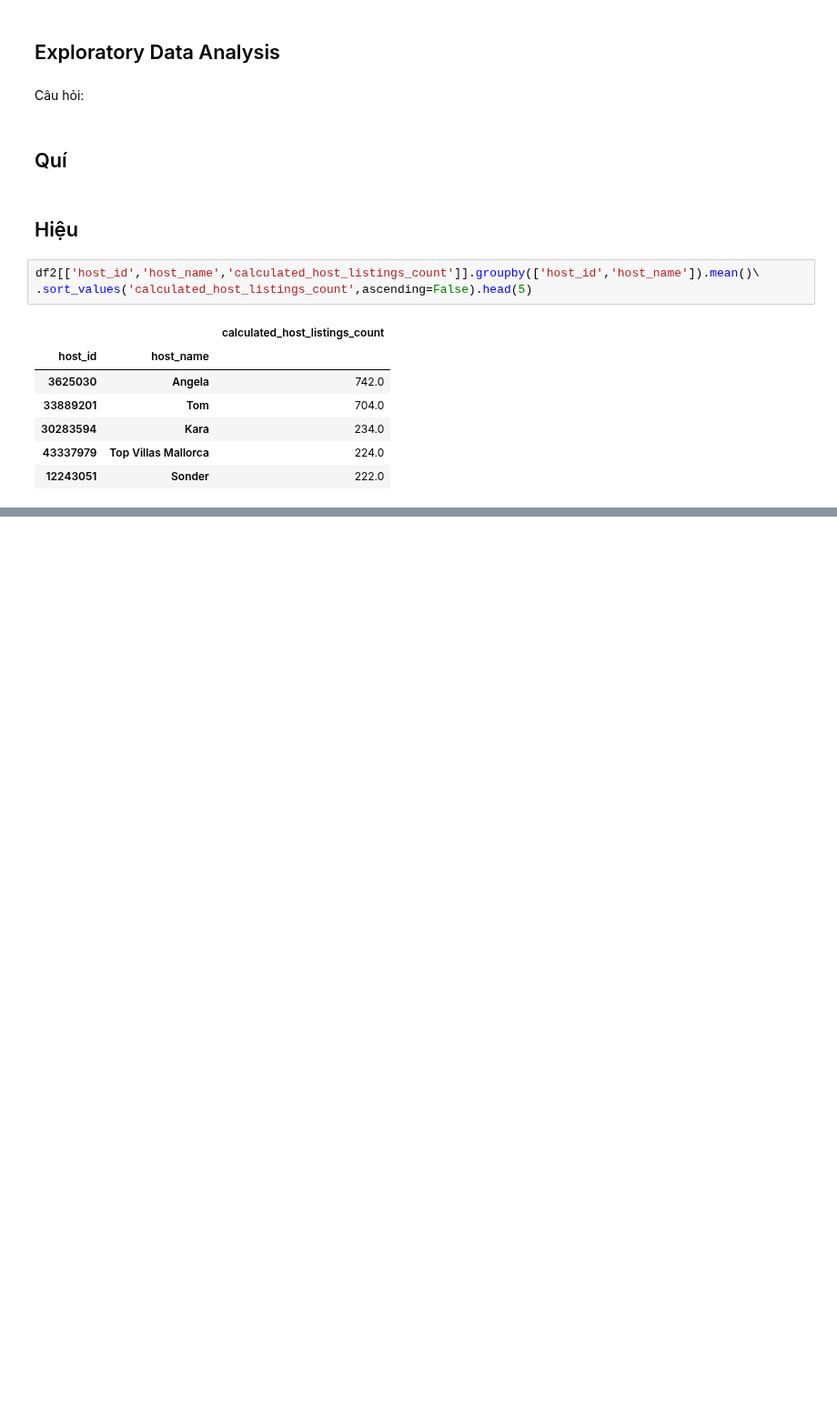
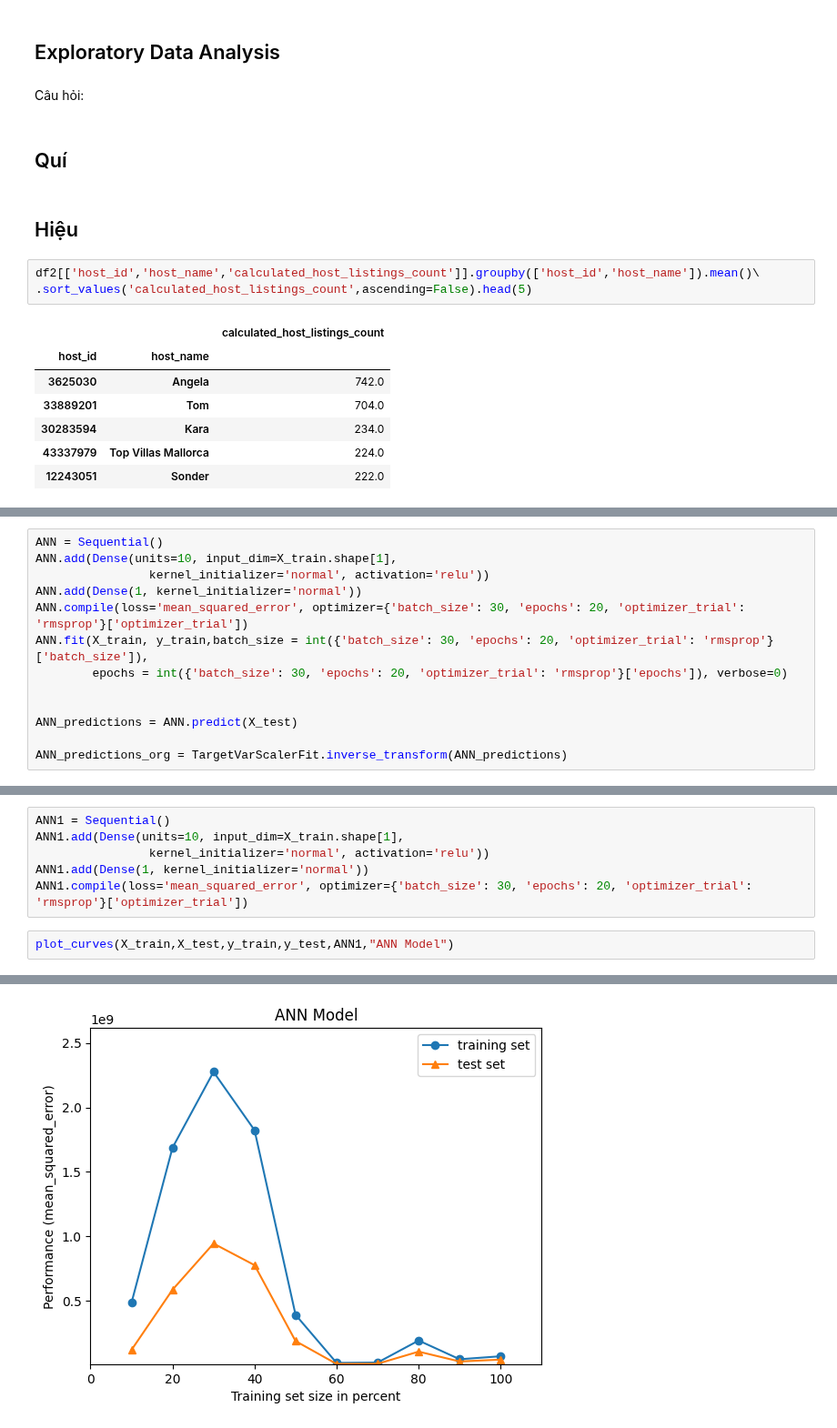
Before and after one commit to 19127592/PTDLUD, a Jupyter notebook: Project.ipynb, the cells around one changed output, grey strips where cells are left out. Shown at 91% size. Cells and saved outputs as stored; diff of their text form; blank space fills up the shorter version.

```diff
--- a/Project.ipynb
+++ b/Project.ipynb
@@ -271,0 +503,13 @@ df2[['host_id','host_name','calculated_host_listings_count']].groupby(['host_id'
+# %%
+ANN = Sequential()
+ANN.add(Dense(units=10, input_dim=X_train.shape[1],
+                kernel_initializer='normal', activation='relu'))
+ANN.add(Dense(1, kernel_initializer='normal'))
+ANN.compile(loss='mean_squared_error', optimizer={'batch_size': 30, 'epochs': 20, 'optimizer_trial': 'rmsprop'}['optimizer_trial'])
+ANN.fit(X_train, y_train,batch_size = int({'batch_size': 30, 'epochs': 20, 'optimizer_trial': 'rmsprop'}['batch_size']),
+        epochs = int({'batch_size': 30, 'epochs': 20, 'optimizer_trial': 'rmsprop'}['epochs']), verbose=0)
+
+
+ANN_predictions = ANN.predict(X_test)
+
+ANN_predictions_org = TargetVarScalerFit.inverse_transform(ANN_predictions)
@@ -271,0 +520,9 @@ df2[['host_id','host_name','calculated_host_listings_count']].groupby(['host_id'
+# %%
+ANN1 = Sequential()
+ANN1.add(Dense(units=10, input_dim=X_train.shape[1],
+                kernel_initializer='normal', activation='relu'))
+ANN1.add(Dense(1, kernel_initializer='normal'))
+ANN1.compile(loss='mean_squared_error', optimizer={'batch_size': 30, 'epochs': 20, 'optimizer_trial': 'rmsprop'}['optimizer_trial'])
+# %%
+plot_curves(X_train,X_test,y_train,y_test,ANN1,"ANN Model")
+# %% [output]
@@ -271,0 +539 @@ df2[['host_id','host_name','calculated_host_listings_count']].groupby(['host_id'
+[figure, added]
```
Also changed, not shown: parts of 44 cells of this notebook.
